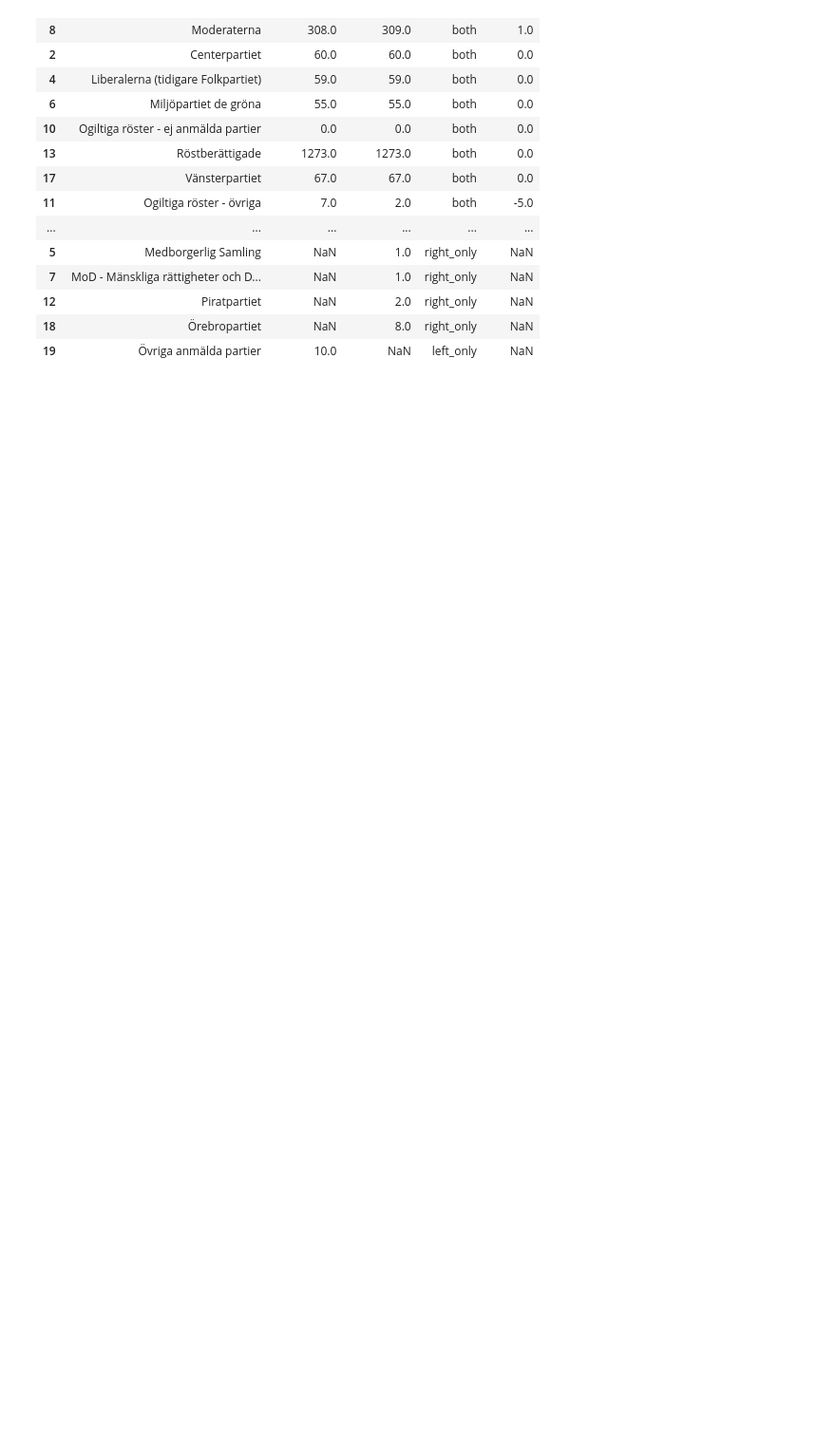
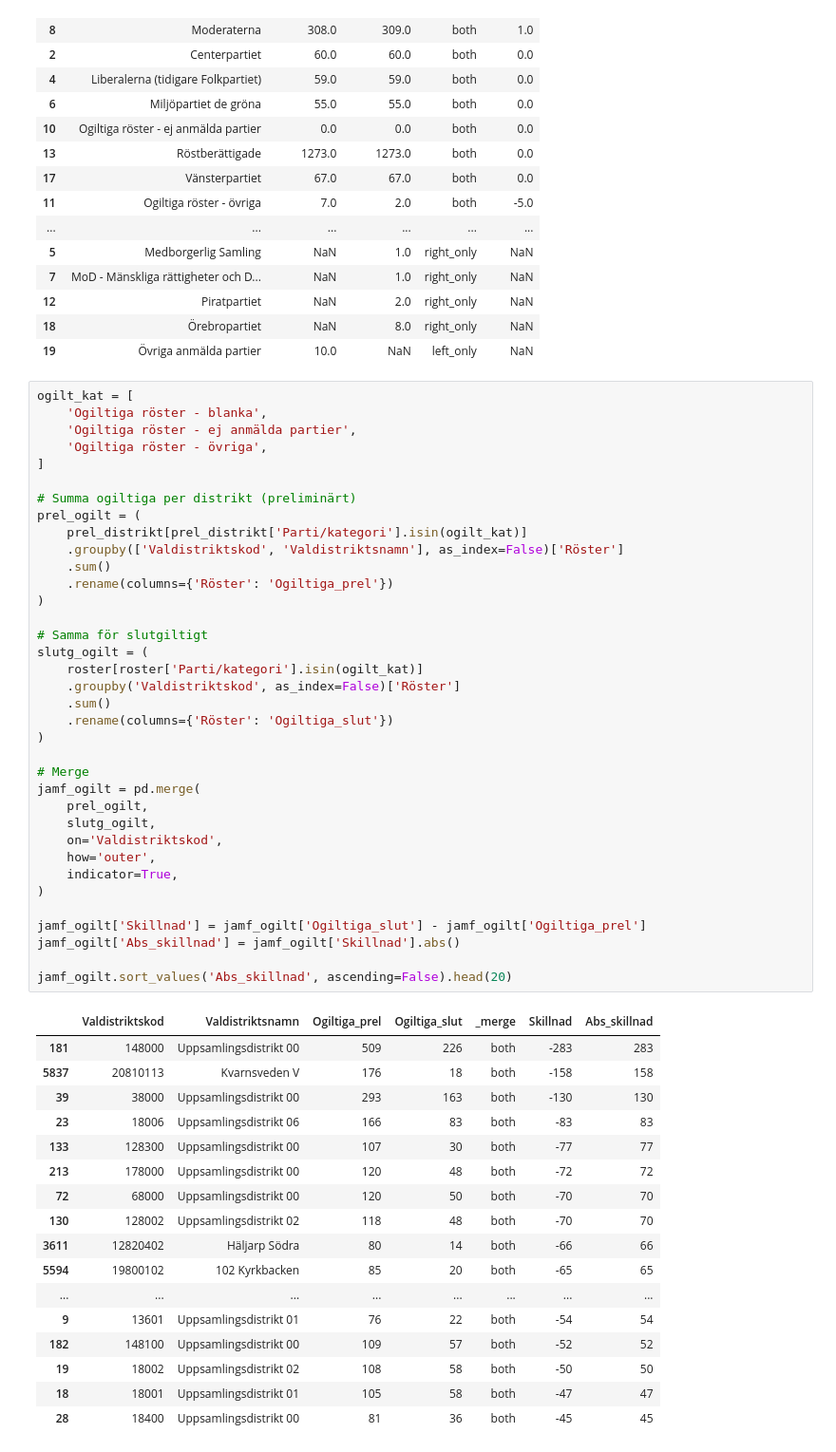
Before and after one commit to sven-0414/py-ai-lab, a Jupyter notebook: data_analysis/egen_lab.ipynb, the cells around one changed output. Shown at 95% size. Drawn from its saved outputs; the diff is of its cells as text; blank space fills up the shorter version.

```diff
--- a/data_analysis/egen_lab.ipynb
+++ b/data_analysis/egen_lab.ipynb
@@ -363,3 +363,57 @@ detalj_ky.sort_values('Skillnad', ascending=False)
 | 12 | Piratpartiet | NaN | 2.0 | right_only | NaN |
 | 18 | Örebropartiet | NaN | 8.0 | right_only | NaN |
 | 19 | Övriga anmälda partier | 10.0 | NaN | left_only | NaN |
+# %%
+ogilt_kat = [
+    'Ogiltiga röster - blanka',
+    'Ogiltiga röster - ej anmälda partier',
+    'Ogiltiga röster - övriga',
+]
+
+# Summa ogiltiga per distrikt (preliminärt)
+prel_ogilt = (
+    prel_distrikt[prel_distrikt['Parti/kategori'].isin(ogilt_kat)]
+    .groupby(['Valdistriktskod', 'Valdistriktsnamn'], as_index=False)['Röster']
+    .sum()
+    .rename(columns={'Röster': 'Ogiltiga_prel'})
+)
+
+# Samma för slutgiltigt
+slutg_ogilt = (
+    roster[roster['Parti/kategori'].isin(ogilt_kat)]
+    .groupby('Valdistriktskod', as_index=False)['Röster']
+    .sum()
+    .rename(columns={'Röster': 'Ogiltiga_slut'})
+)
+
+# Merge
+jamf_ogilt = pd.merge(
+    prel_ogilt,
+    slutg_ogilt,
+    on='Valdistriktskod',
+    how='outer',
+    indicator=True,
+)
+
+jamf_ogilt['Skillnad'] = jamf_ogilt['Ogiltiga_slut'] - jamf_ogilt['Ogiltiga_prel']
+jamf_ogilt['Abs_skillnad'] = jamf_ogilt['Skillnad'].abs()
+
+jamf_ogilt.sort_values('Abs_skillnad', ascending=False).head(20)
+# %% [output]
+|  | Valdistriktskod | Valdistriktsnamn | Ogiltiga_prel | Ogiltiga_slut | _merge | Skillnad | Abs_skillnad |
+| 181 | 148000 | Uppsamlingsdistrikt 00 | 509 | 226 | both | -283 | 283 |
+| 5837 | 20810113 | Kvarnsveden V | 176 | 18 | both | -158 | 158 |
+| 39 | 38000 | Uppsamlingsdistrikt 00 | 293 | 163 | both | -130 | 130 |
+| 23 | 18006 | Uppsamlingsdistrikt 06 | 166 | 83 | both | -83 | 83 |
+| 133 | 128300 | Uppsamlingsdistrikt 00 | 107 | 30 | both | -77 | 77 |
+| 213 | 178000 | Uppsamlingsdistrikt 00 | 120 | 48 | both | -72 | 72 |
+| 72 | 68000 | Uppsamlingsdistrikt 00 | 120 | 50 | both | -70 | 70 |
+| 130 | 128002 | Uppsamlingsdistrikt 02 | 118 | 48 | both | -70 | 70 |
+| 3611 | 12820402 | Häljarp Södra | 80 | 14 | both | -66 | 66 |
+| 5594 | 19800102 | 102 Kyrkbacken | 85 | 20 | both | -65 | 65 |
+| ... | ... | ... | ... | ... | ... | ... | ... |
+| 9 | 13601 | Uppsamlingsdistrikt 01 | 76 | 22 | both | -54 | 54 |
+| 182 | 148100 | Uppsamlingsdistrikt 00 | 109 | 57 | both | -52 | 52 |
+| 19 | 18002 | Uppsamlingsdistrikt 02 | 108 | 58 | both | -50 | 50 |
+| 18 | 18001 | Uppsamlingsdistrikt 01 | 105 | 58 | both | -47 | 47 |
+| 28 | 18400 | Uppsamlingsdistrikt 00 | 81 | 36 | both | -45 | 45 |
```
Also changed, not shown: parts of 10 cells of this notebook.
